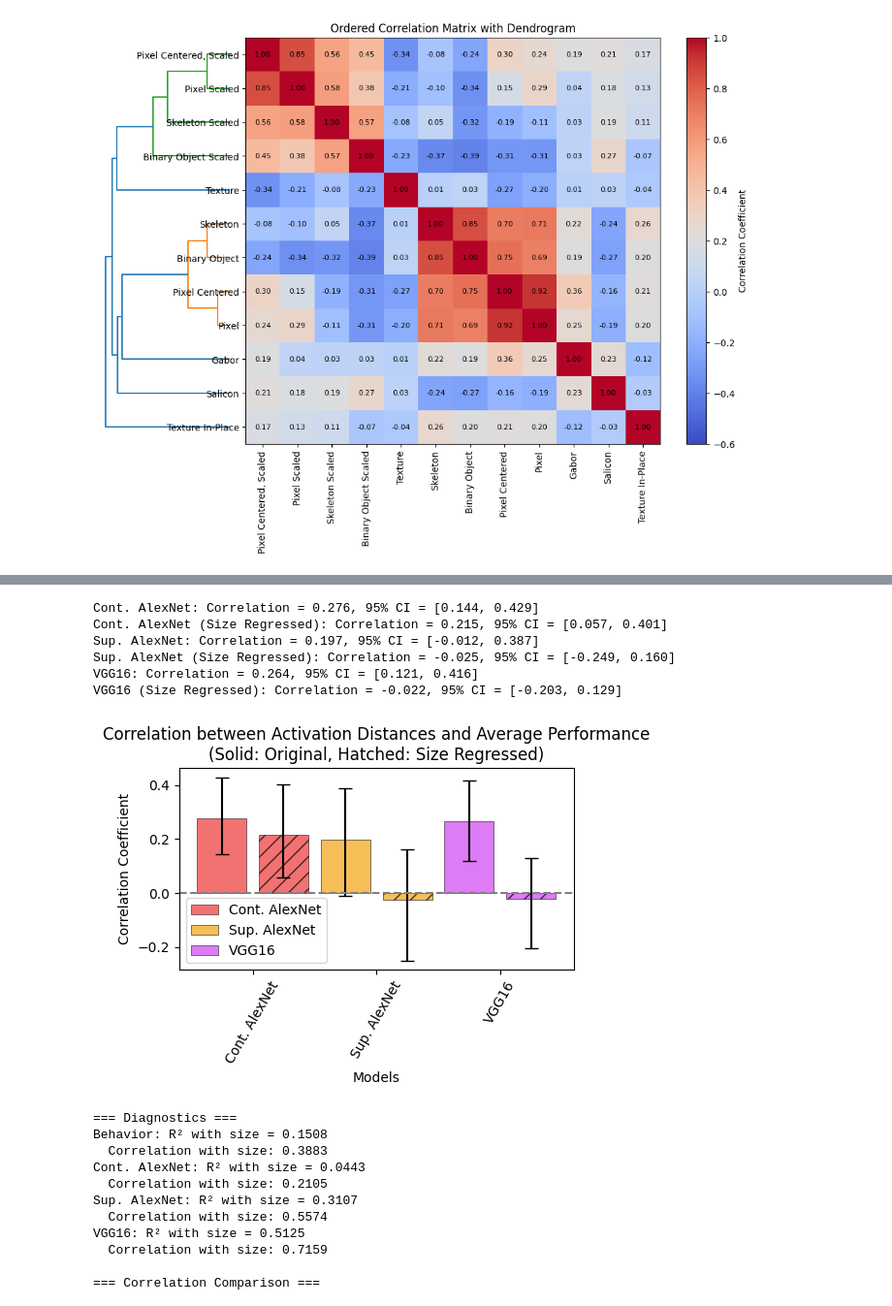
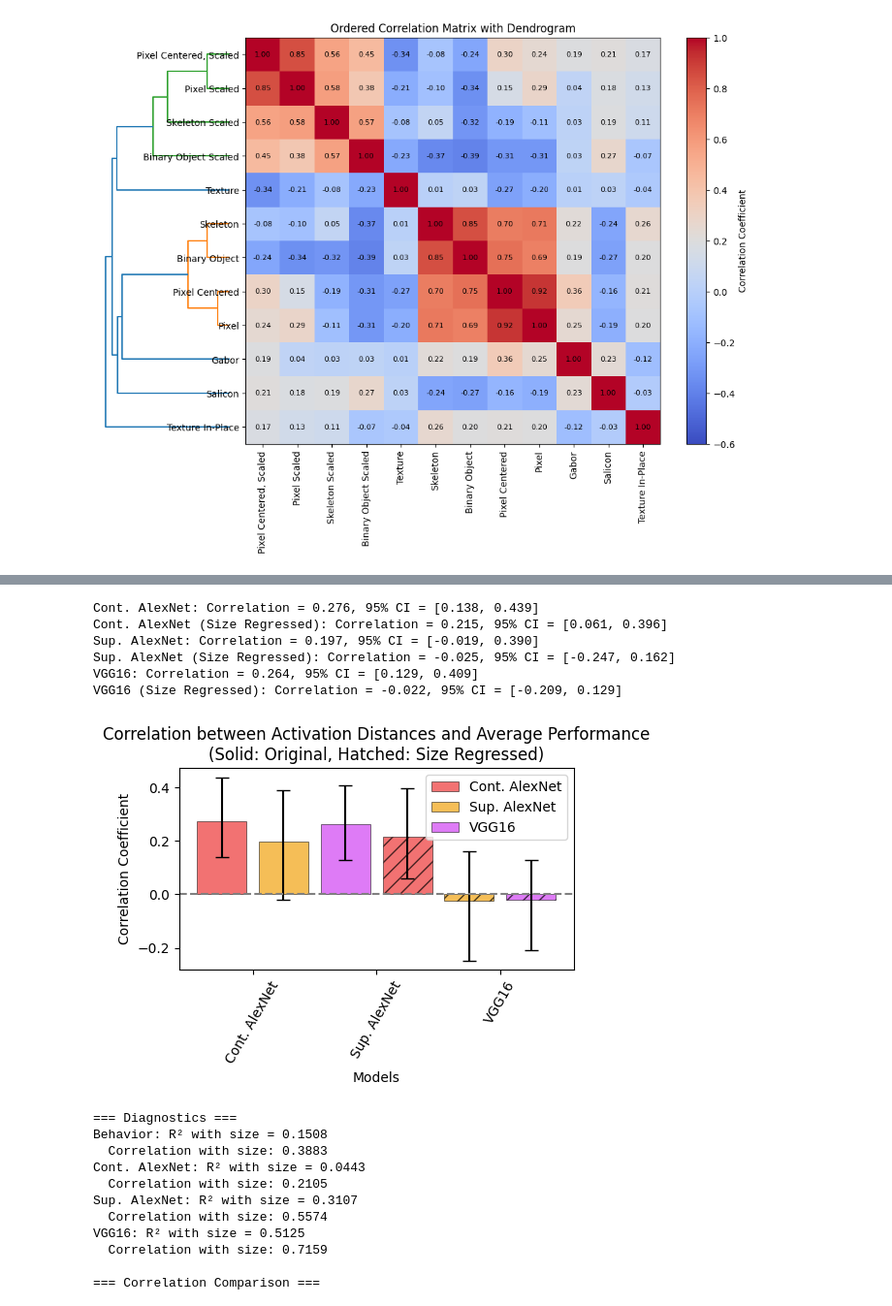
Before and after one commit to emeyer121/TreeShrewObjectRecognition, a Jupyter notebook: 5_behaviorModeling/plotModelBehavCompare.ipynb, the cells around one changed output, grey strips where cells are left out. Shown at 97% size. Saved outputs shown, nothing was run; the diff lists cells and outputs as text; code cells hidden in the pictures.

```diff
--- a/5_behaviorModeling/plotModelBehavCompare.ipynb
+++ b/5_behaviorModeling/plotModelBehavCompare.ipynb
@@ -233,44 +233,44 @@ for i in range(len(df_labels_NN[1:])):
 
     # Bootstrap confidence interval for regressed correlation
     bootstrapped_correlations_regressed = []
     for _ in range(n_bootstraps):
         indices = np.random.choice(len(X), len(X), replace=True)
         partial_corr, pval = partial_correlation(X[indices], y[indices], sizediff[indices])
         # bootstrapped_correlation_regressed = np.corrcoef(df_combined_NN.iloc[indices, 0], residuals[indices])[0, 1]
         bootstrapped_correlations_regressed.append(partial_corr)
 
     ci_lower_regressed = np.percentile(bootstrapped_correlations_regressed, 2.5)
     ci_upper_regressed = np.percentile(bootstrapped_correlations_regressed, 97.5)
     print(f'{df_labels_NN[i+1]} (Size Regressed): Correlation = {correlation_regressed:.3f}, 95% CI = [{ci_lower_regressed:.3f}, {ci_upper_regressed:.3f}]')
 
     # Plot original correlation
-    plt.bar(i*2, correlation, label=df_labels_NN[i+1], alpha=0.7, color=colors_NN[i], edgecolor='black', linewidth=0.5)
-    plt.errorbar(i*2, correlation, yerr=[[correlation - ci_lower], [ci_upper - correlation]], fmt='', color='black', capsize=5)
+    plt.bar(i, correlation, label=df_labels_NN[i+1], alpha=0.7, color=colors_NN[i], edgecolor='black', linewidth=0.5)
+    plt.errorbar(i, correlation, yerr=[[correlation - ci_lower], [ci_upper - correlation]], fmt='', color='black', capsize=5)
 
     # Plot regressed correlation
-    plt.bar(i*2+1, correlation_regressed, alpha=0.7, color=colors_NN[i], edgecolor='black', linewidth=0.5, hatch='//')
-    plt.errorbar(i*2+1, correlation_regressed, yerr=[[correlation_regressed - ci_lower_regressed], [ci_upper_regressed - correlation_regressed]], fmt='', color='black', capsize=5)
+    plt.bar(i+3, correlation_regressed, alpha=0.7, color=colors_NN[i], edgecolor='black', linewidth=0.5, hatch='//')
+    plt.errorbar(i+3, correlation_regressed, yerr=[[correlation_regressed - ci_lower_regressed], [ci_upper_regressed - correlation_regressed]], fmt='', color='black', capsize=5)
 
 plt.axhline(y=0, color='gray', linestyle='--')
 x_positions = [i*2 + 0.5 for i in range(len(df_labels_NN[1:]))]
 plt.xticks(x_positions, df_labels_NN[1:], rotation=60)
 plt.title('Correlation between Activation Distances and Average Performance\n(Solid: Original, Hatched: Size Regressed)')
 plt.ylabel('Correlation Coefficient')
 plt.xlabel('Models')
 plt.legend()
 plt.tight_layout()
 plt.savefig(f'{filePath}figures/{taskName}_bar_correlation_NN.png', dpi=300)
 plt.savefig(f'{filePath}figures/{taskName}_bar_correlation_NN.svg', dpi=300)
 plt.savefig(f'{filePath}figures/{taskName}_bar_correlation_NN.pdf', dpi=300)
 plt.show()
 # %% [output]
-Cont. AlexNet: Correlation = 0.276, 95% CI = [0.144, 0.429]
-Cont. AlexNet (Size Regressed): Correlation = 0.215, 95% CI = [0.057, 0.401]
-Sup. AlexNet: Correlation = 0.197, 95% CI = [-0.012, 0.387]
-Sup. AlexNet (Size Regressed): Correlation = -0.025, 95% CI = [-0.249, 0.160]
-VGG16: Correlation = 0.264, 95% CI = [0.121, 0.416]
-VGG16 (Size Regressed): Correlation = -0.022, 95% CI = [-0.203, 0.129]
+Cont. AlexNet: Correlation = 0.276, 95% CI = [0.138, 0.439]
+Cont. AlexNet (Size Regressed): Correlation = 0.215, 95% CI = [0.061, 0.396]
+Sup. AlexNet: Correlation = 0.197, 95% CI = [-0.019, 0.390]
+Sup. AlexNet (Size Regressed): Correlation = -0.025, 95% CI = [-0.247, 0.162]
+VGG16: Correlation = 0.264, 95% CI = [0.129, 0.409]
+VGG16 (Size Regressed): Correlation = -0.022, 95% CI = [-0.209, 0.129]
-[figure, old version]
+[figure, new version]
 # %%
 # Check how much size predicts each variable
 from sklearn.linear_model import LinearRegression
```
Also changed, not shown: parts of 1 cell of this notebook, 1 other file.
